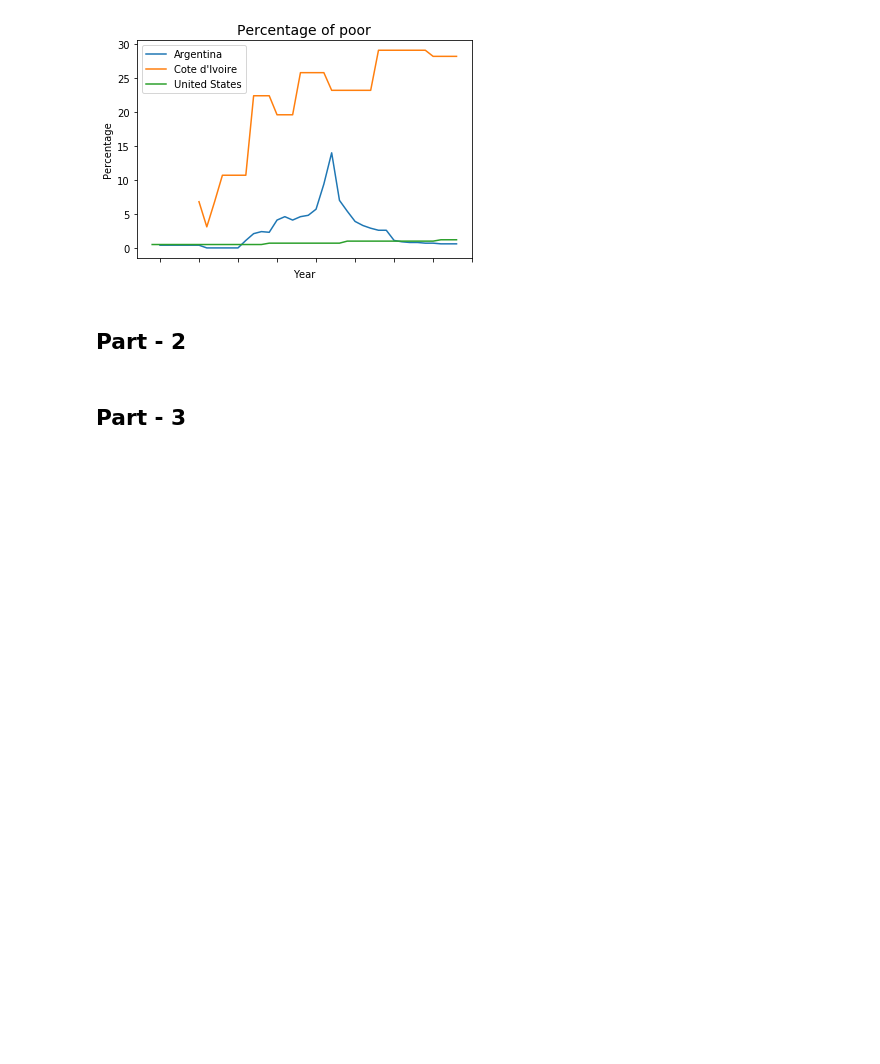
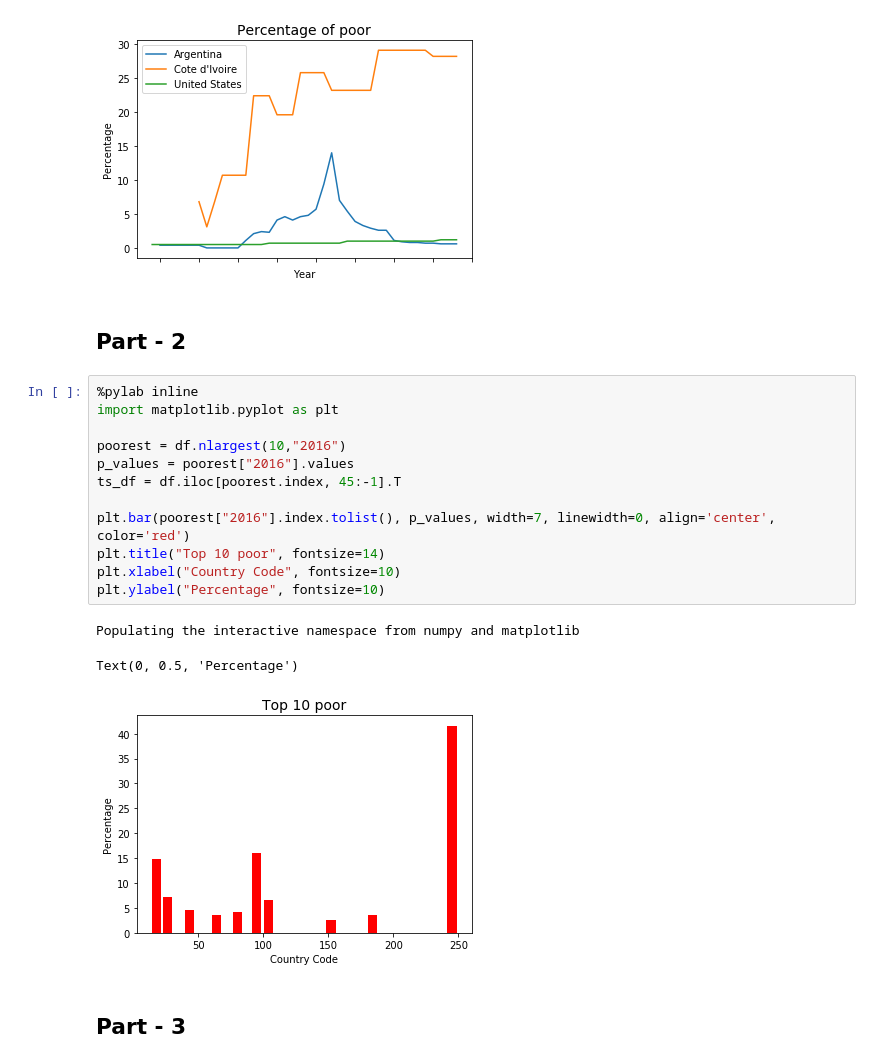
Before and after one commit to obnoxious-consequnence/Assignment04, a Jupyter notebook: Assignment04.ipynb, the cells around one changed output. Saved outputs shown, nothing was run; the diff lists cells and outputs as text; blank space fills up the shorter version.

```diff
--- a/Assignment04.ipynb
+++ b/Assignment04.ipynb
@@ -81,5 +88,21 @@ Text(0, 0.5, 'Percentage')
 [figure]
 # %% [markdown]
 ## Part - 2
+# %%
+%pylab inline
+import matplotlib.pyplot as plt
+
+poorest = df.nlargest(10,"2016")
+p_values = poorest["2016"].values
+ts_df = df.iloc[poorest.index, 45:-1].T
+
+plt.bar(poorest["2016"].index.tolist(), p_values, width=7, linewidth=0, align='center', color='red')
+plt.title("Top 10 poor", fontsize=14)
+plt.xlabel("Country Code", fontsize=10)
+plt.ylabel("Percentage", fontsize=10)
+# %% [output]
+Populating the interactive namespace from numpy and matplotlib
+Text(0, 0.5, 'Percentage')
+[figure, added]
 # %% [markdown]
 ## Part - 3
```
Also changed, not shown: parts of 7 cells of this notebook.
